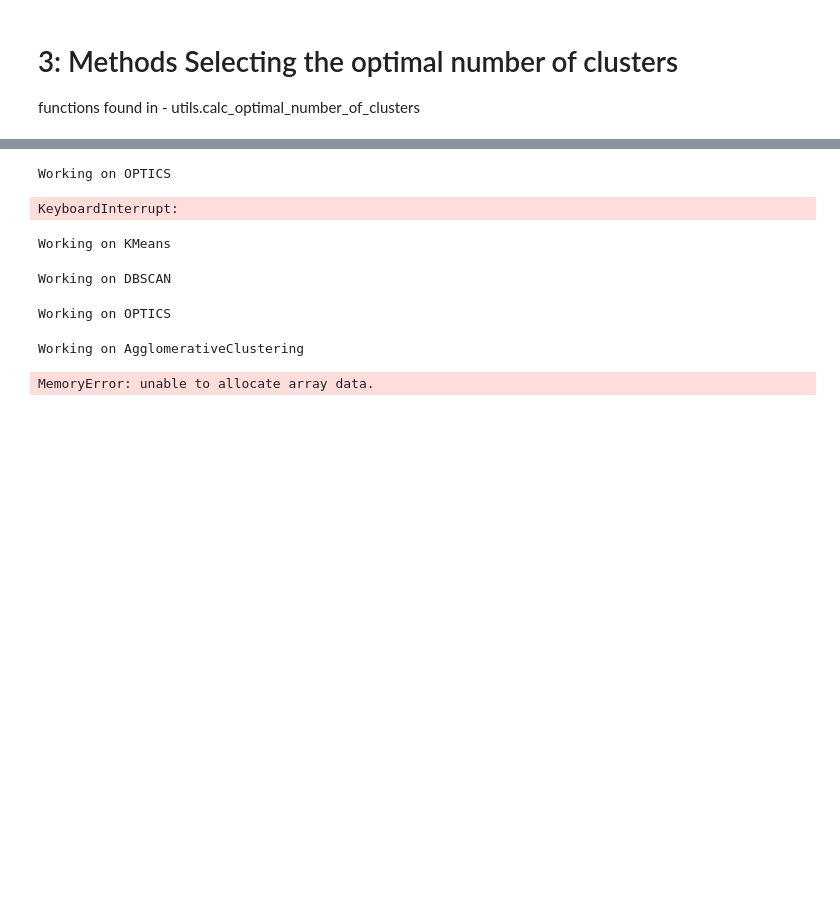
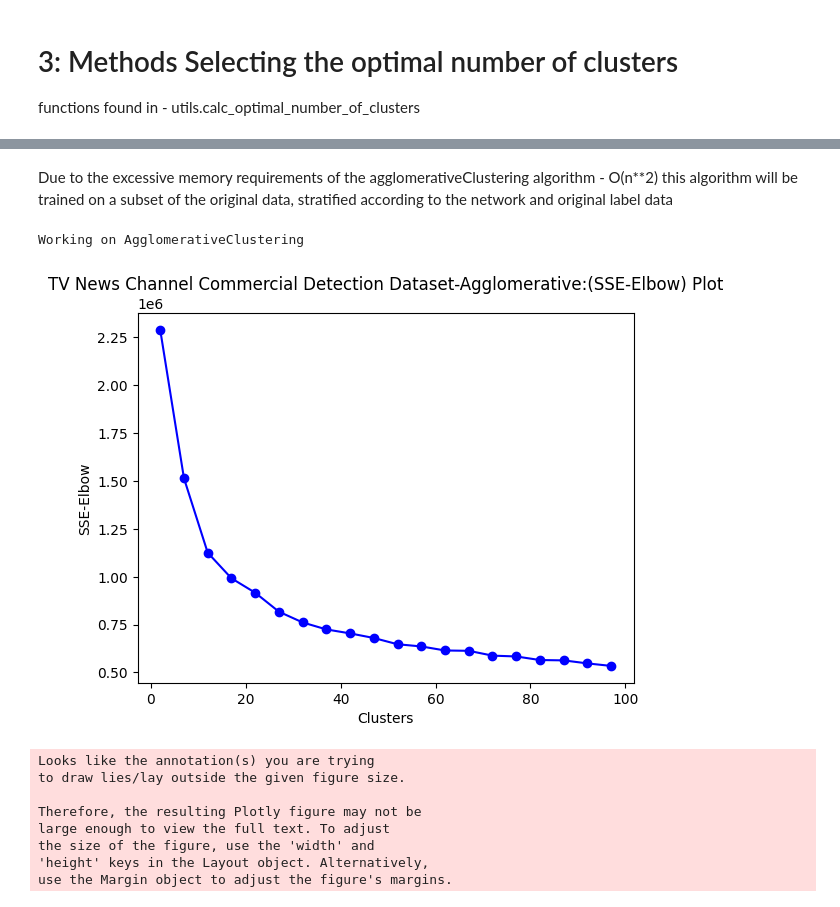
Before and after one commit to adiabramovitch/MachineLearning_Ass4, a Jupyter notebook: Assignment4_tv_news_channels.ipynb, the cells around one changed output, grey strips where cells are left out. Cells and saved outputs as stored; diff of their text form; code cells hidden in the pictures; blank space fills up the shorter version.

```diff
--- a/Assignment4_tv_news_channels.ipynb
+++ b/Assignment4_tv_news_channels.ipynb
@@ -282,14 +299,19 @@ Working on KMeans
+# %% [markdown]
+Due to the excessive memory requirements of the agglomerativeClustering algorithm - O(n**2) this algorithm will be trained on a subset of the original data, stratified according to the network and original label data
+# %%
+from sklearn.model_selection import train_test_split
+
+df_pca_half1, _, _, _ = train_test_split(df_pca, y, test_size=0.5, stratify=y, random_state=42)
 # %%
-table = utils.calc_optics(df_pca, dataset='TV News Channel Commercial Detection Dataset')
-table.to_csv('raw_metrics.csv', mode='a', header=False)
+utils.calc_agglomerativeClustering(df_pca_half1, dataset='TV News Channel Commercial Detection Dataset')
 # %% [output]
-Working on OPTICS
+Working on AgglomerativeClustering
+[figure, added]
-KeyboardInterrupt:
+Looks like the annotation(s) you are trying
+to draw lies/lay outside the given figure size.
+
+Therefore, the resulting Plotly figure may not be
+large enough to view the full text. To adjust
+the size of the figure, use the 'width' and
+'height' keys in the Layout object. Alternatively,
+use the Margin object to adjust the figure's margins.
-# %%
-kmeans_scores, dbscan_scores, optics_scores, agg_scores = utils.calc_scores_for_all(df_pca)
-# %% [output]
-Working on KMeans
-Working on DBSCAN
-Working on OPTICS
-Working on AgglomerativeClustering
-MemoryError: unable to allocate array data.
```
Also changed, not shown: parts of 5 cells of this notebook, 2 other files.
